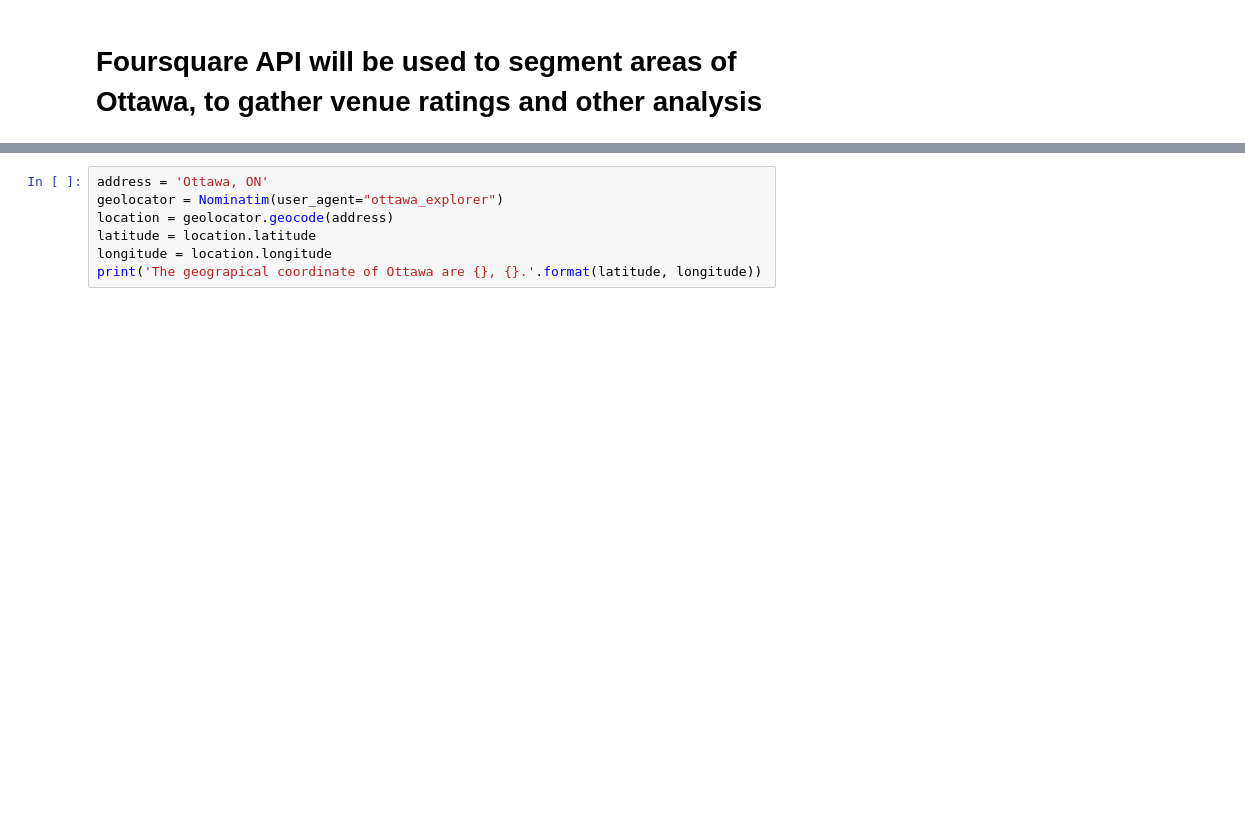
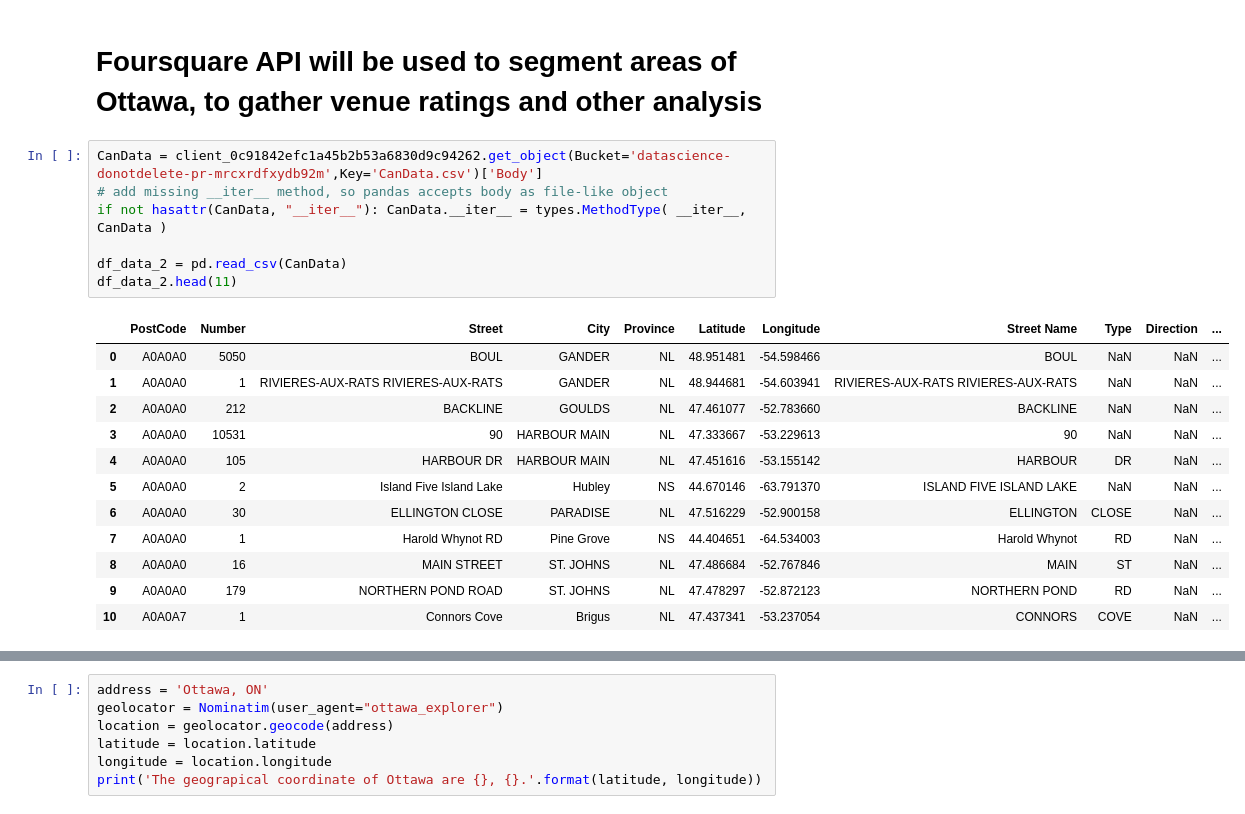
Before and after one commit to MatthewByra1/Ottawa-Restaurant-Type-and-Location-Prediction, a Jupyter notebook: Ottawa Restaurant Type and Location Prediction.ipynb, the cells around one changed output, grey strips where cells are left out. Cells and saved outputs as stored; diff of their text form; blank space fills up the shorter version.

Commit message:
Published from datascience.ibm.com

```diff
--- a/Ottawa Restaurant Type and Location Prediction.ipynb
+++ b/Ottawa Restaurant Type and Location Prediction.ipynb
@@ -101,3 +92,23 @@ df_2.head(11)
 | 10 | 11 | Braemar Park - Bel Air Heights - ... | Parc Braemar - Hauteurs Bel Air -... | 6810 |
 # %% [markdown]
 # Foursquare API will be used to segment areas of Ottawa, to gather venue ratings and other analysis
+# %%
+CanData = client_0c91842efc1a45b2b53a6830d9c94262.get_object(Bucket='datascience-donotdelete-pr-mrcxrdfxydb92m',Key='CanData.csv')['Body']
+# add missing __iter__ method, so pandas accepts body as file-like object
+if not hasattr(CanData, "__iter__"): CanData.__iter__ = types.MethodType( __iter__, CanData )
+
+df_data_2 = pd.read_csv(CanData)
+df_data_2.head(11)
+# %% [output]
+|  | PostCode | Number | Street | City | Province | Latitude | Longitude | Street Name | Type | Direction | ... |
+| 0 | A0A0A0 | 5050 | BOUL | GANDER | NL | 48.951481 | -54.598466 | BOUL | NaN | NaN | ... |
+| 1 | A0A0A0 | 1 | RIVIERES-AUX-RATS RIVIERES-AUX-RATS | GANDER | NL | 48.944681 | -54.603941 | RIVIERES-AUX-RATS RIVIERES-AUX-RATS | NaN | NaN | ... |
+| 2 | A0A0A0 | 212 | BACKLINE | GOULDS | NL | 47.461077 | -52.783660 | BACKLINE | NaN | NaN | ... |
+| 3 | A0A0A0 | 10531 | 90 | HARBOUR MAIN | NL | 47.333667 | -53.229613 | 90 | NaN | NaN | ... |
+| 4 | A0A0A0 | 105 | HARBOUR DR | HARBOUR MAIN | NL | 47.451616 | -53.155142 | HARBOUR | DR | NaN | ... |
+| 5 | A0A0A0 | 2 | Island Five Island Lake | Hubley | NS | 44.670146 | -63.791370 | ISLAND FIVE ISLAND LAKE | NaN | NaN | ... |
+| 6 | A0A0A0 | 30 | ELLINGTON CLOSE | PARADISE | NL | 47.516229 | -52.900158 | ELLINGTON | CLOSE | NaN | ... |
+| 7 | A0A0A0 | 1 | Harold Whynot RD | Pine Grove | NS | 44.404651 | -64.534003 | Harold Whynot | RD | NaN | ... |
+| 8 | A0A0A0 | 16 | MAIN STREET | ST. JOHNS | NL | 47.486684 | -52.767846 | MAIN | ST | NaN | ... |
+| 9 | A0A0A0 | 179 | NORTHERN POND ROAD | ST. JOHNS | NL | 47.478297 | -52.872123 | NORTHERN POND | RD | NaN | ... |
+| 10 | A0A0A7 | 1 | Connors Cove | Brigus | NL | 47.437341 | -53.237054 | CONNORS | COVE | NaN | ... |
```
Also changed, not shown: parts of 4 cells of this notebook.
